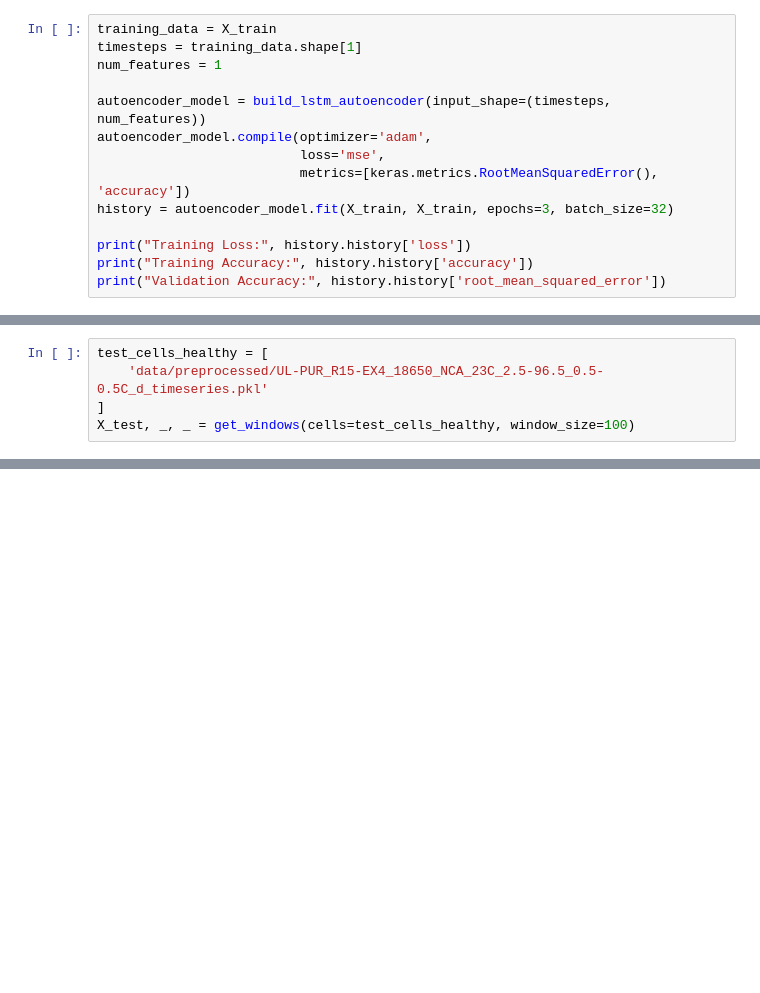
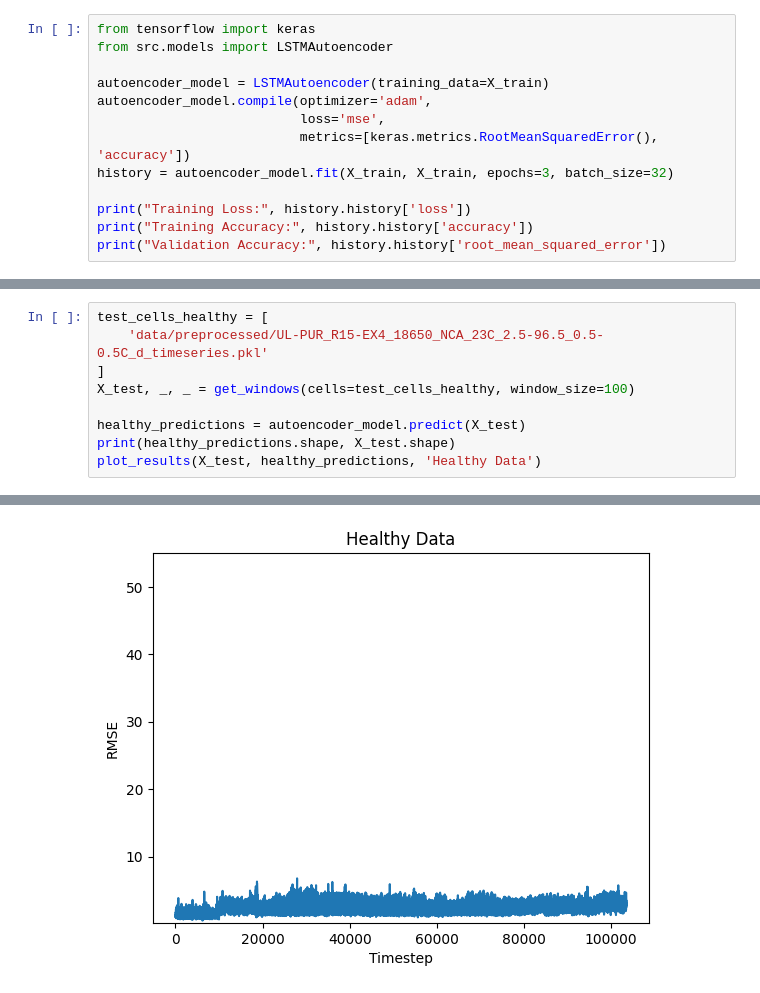
Before and after one commit to hhaller0826/thermal-runaway, a Jupyter notebook: exphkh.ipynb, the cells around one changed output, grey strips where cells are left out. Saved outputs shown, nothing was run; the diff lists cells and outputs as text; blank space fills up the shorter version.

Commit message:
abstract out into lstm_autoencoder model file

```diff
--- a/exphkh.ipynb
+++ b/exphkh.ipynb
@@ -316,9 +19,8 @@ Validation Accuracy: [43.458621978759766, 37.443077087402344, 34.78338623046875]
 # %%
-training_data = X_train
-timesteps = training_data.shape[1]
-num_features = 1
+from tensorflow import keras
+from src.models import LSTMAutoencoder
 
-autoencoder_model = build_lstm_autoencoder(input_shape=(timesteps, num_features))
+autoencoder_model = LSTMAutoencoder(training_data=X_train)
 autoencoder_model.compile(optimizer='adam',
                           loss='mse',
                           metrics=[keras.metrics.RootMeanSquaredError(), 'accuracy'])
@@ -342,4 +44,8 @@ test_cells_healthy = [
     'data/preprocessed/UL-PUR_R15-EX4_18650_NCA_23C_2.5-96.5_0.5-0.5C_d_timeseries.pkl'
 ]
 X_test, _, _ = get_windows(cells=test_cells_healthy, window_size=100)
+
+healthy_predictions = autoencoder_model.predict(X_test)
+print(healthy_predictions.shape, X_test.shape)
+plot_results(X_test, healthy_predictions, 'Healthy Data')
 # %% [output]
@@ -347,0 +54 @@ X_test, _, _ = get_windows(cells=test_cells_healthy, window_size=100)
+[figure, added]
```
Also changed, not shown: parts of 12 cells of this notebook, 9 other files.
